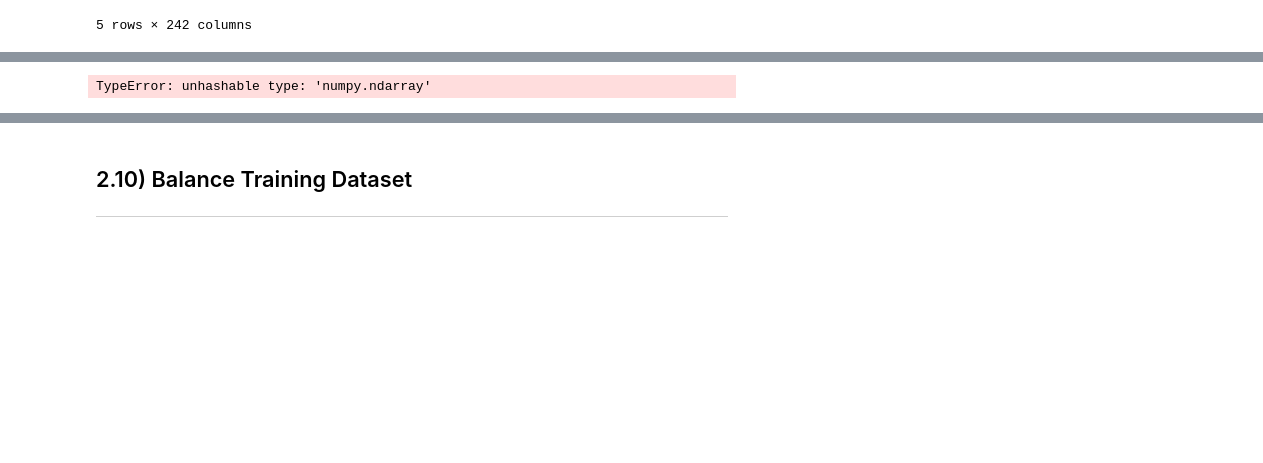
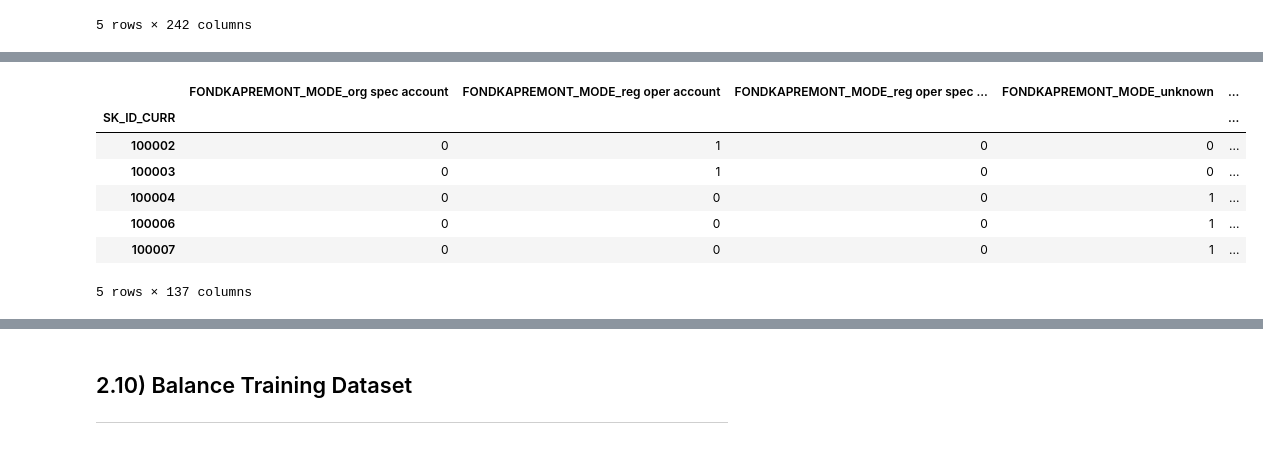
Before and after one commit to milesin3d/HomeCreditDefaultRisk, a Jupyter notebook: HomeCreditDefaultRisk.ipynb, the cells around one changed output, grey strips where cells are left out. Saved outputs shown, nothing was run; the diff lists cells and outputs as text; code cells hidden in the pictures; blank space fills up the shorter version.

```diff
--- a/HomeCreditDefaultRisk.ipynb
+++ b/HomeCreditDefaultRisk.ipynb
@@ -2883,5 +2963,13 @@ df_comb.head()
 # %%
 # one-hot encode categorical columns
-df_comb = pd.get_dummies(df_comb)
+df_comb_cat = pd.get_dummies(df_comb_cat)
+df_comb_cat.head()
 # %% [output]
+|  | FONDKAPREMONT_MODE_org spec account | FONDKAPREMONT_MODE_reg oper account | FONDKAPREMONT_MODE_reg oper spec ... | FONDKAPREMONT_MODE_unknown | ... |
+| SK_ID_CURR |  |  |  |  | ... |
+| 100002 | 0 | 1 | 0 | 0 | ... |
+| 100003 | 0 | 1 | 0 | 0 | ... |
+| 100004 | 0 | 0 | 0 | 1 | ... |
+| 100006 | 0 | 0 | 0 | 1 | ... |
+| 100007 | 0 | 0 | 0 | 1 | ... |
-TypeError: unhashable type: 'numpy.ndarray'
+5 rows × 137 columns
```
Also changed, not shown: parts of 54 cells of this notebook.
